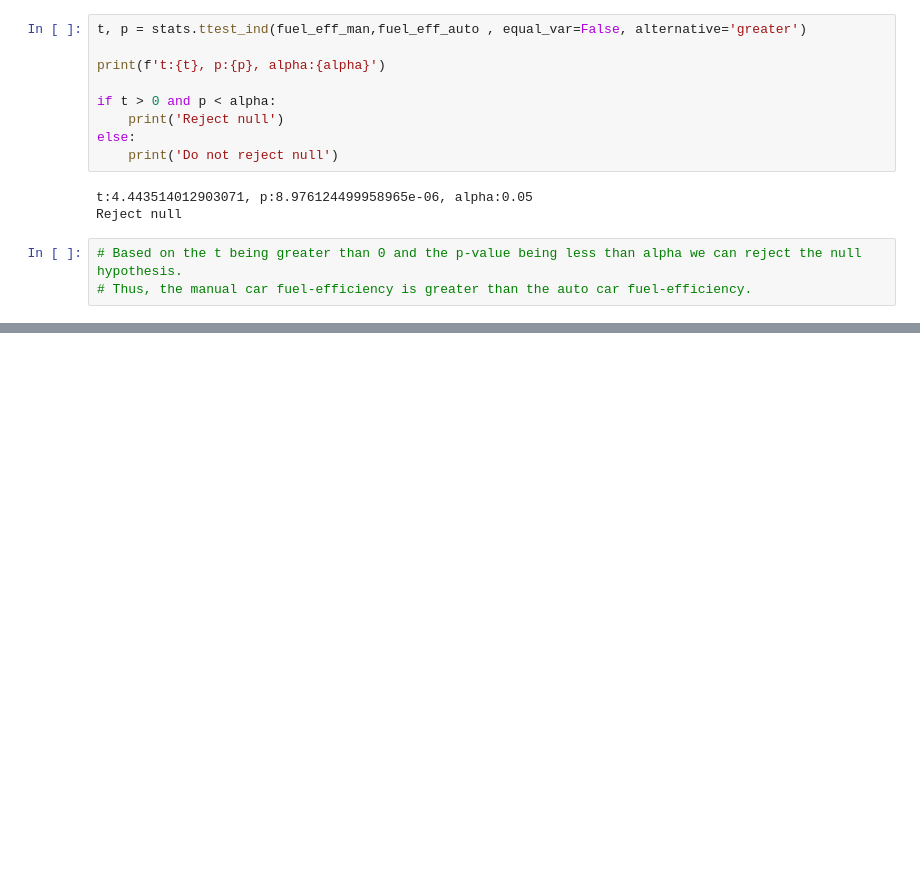
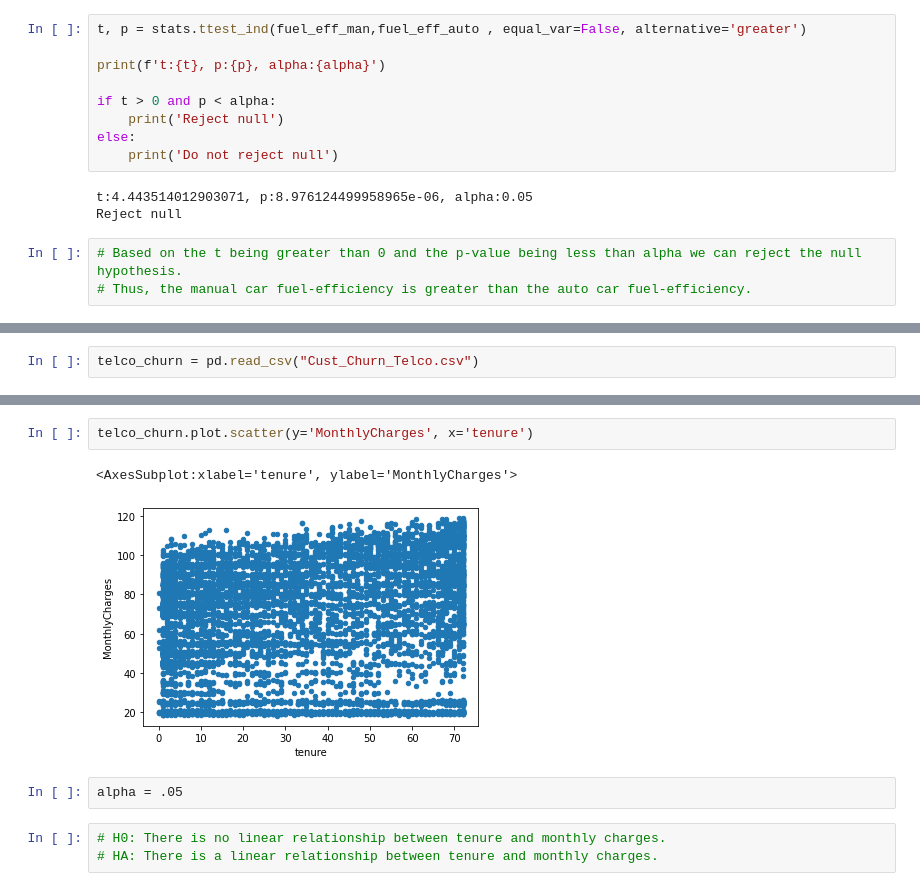
Before and after one commit to watermanbrandyn/statistics-exercises, a Jupyter notebook: hypothesis_testing.ipynb, the cells around one changed output, grey strips where cells are left out. Cells and saved outputs as stored; diff of their text form; blank space fills up the shorter version.

```diff
--- a/hypothesis_testing.ipynb
+++ b/hypothesis_testing.ipynb
@@ -251,0 +266,2 @@ Reject null
+# %%
+telco_churn = pd.read_csv("Cust_Churn_Telco.csv")
@@ -251,0 +291,10 @@ Reject null
+# %%
+telco_churn.plot.scatter(y='MonthlyCharges', x='tenure')
+# %% [output]
+<AxesSubplot:xlabel='tenure', ylabel='MonthlyCharges'>
+[figure, added]
+# %%
+alpha = .05
+# %%
+# H0: There is no linear relationship between tenure and monthly charges.
+# HA: There is a linear relationship between tenure and monthly charges.
```
Also changed, not shown: parts of 27 cells of this notebook.
